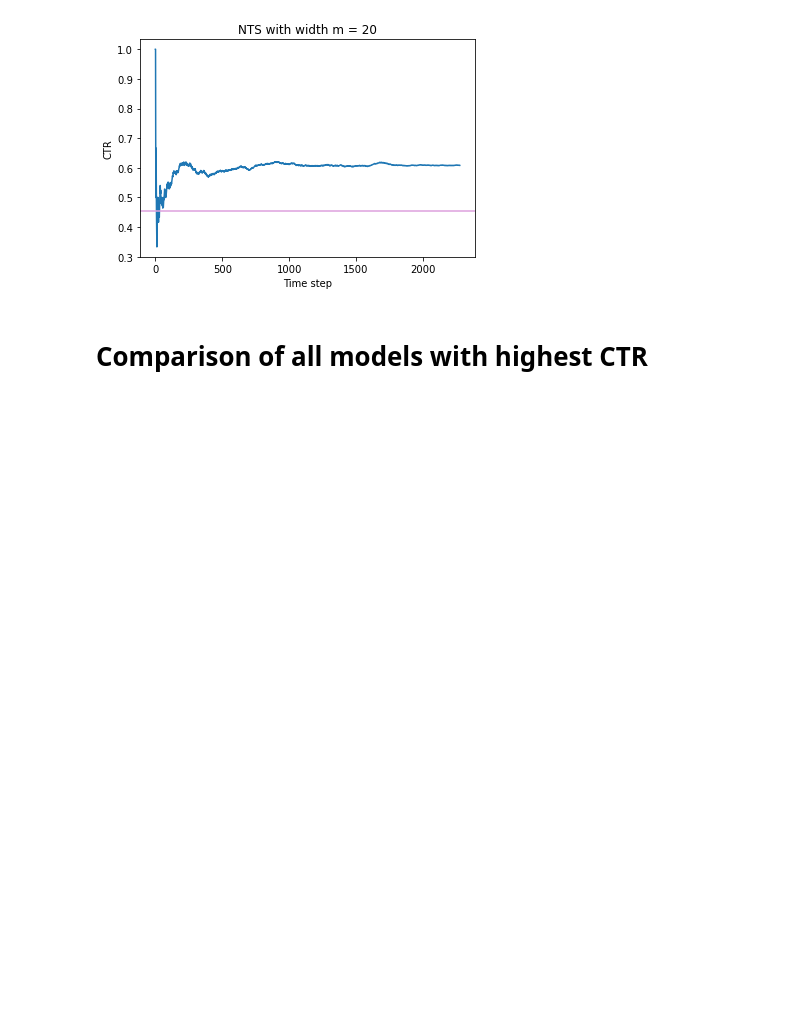
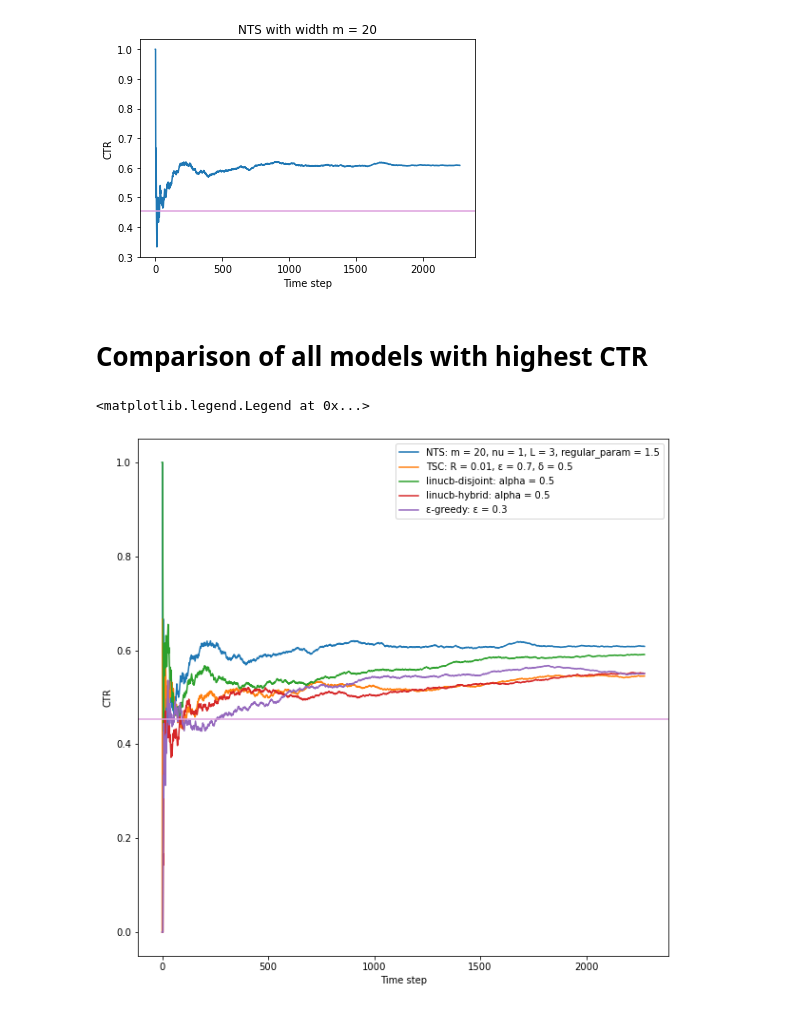
Before and after one commit to RomanGorelsky/Contextual_bandits, a Jupyter notebook: Contextual_bandits_Project.ipynb, the cells around one changed output. Drawn from its saved outputs; the diff is of its cells as text; code cells hidden in the pictures; blank space fills up the shorter version.

```diff
--- a/Contextual_bandits_Project.ipynb
+++ b/Contextual_bandits_Project.ipynb
@@ -1847,20 +1847,19 @@ min_all = min(len(saved_nts_m20["ctr"]),
 # %%
 plt.figure(figsize=(10, 10))
 plt.plot(saved_nts_m20["ctr"][: min_all],
-        label = "NTS: m = 20, nu = 1")
-plt.plot(saved_tsc_r01["ctr"][: min_all],
-         label = "TSC: R = 0.1, ε = 0.2, δ = 0.5")
-plt.plot(saved_tsc_eps07["ctr"][: min_tsc_lin_eps],
+        label = "NTS: m = 20, nu = 1, L = 3, regular_param = 1.5")
+plt.plot(saved_tsc_eps07["ctr"][: min_all],
          label = "TSC: R = 0.01, ε = 0.7, δ = 0.5")
-plt.plot(saved_disjoint_alpha_05["ctr"][: min_tsc_lin_eps],
+plt.plot(saved_disjoint_alpha_05["ctr"][: min_all],
          label = "linucb-disjoint: alpha = 0.5")
-plt.plot(saved_hybrid_alpha_05["ctr"][: min_tsc_lin_eps],
+plt.plot(saved_hybrid_alpha_05["ctr"][: min_all],
          label = "linucb-hybrid: alpha = 0.5")
-plt.plot(saved_epsilon_03["ctr"][: min_tsc_lin_eps],
+plt.plot(saved_epsilon_03["ctr"][: min_all],
          label = "ε-greedy: ε = 0.3")
-plt.plot(saved_epsilon_07["ctr"][: min_tsc_lin_eps],
-         label = "ε-greedy: ε = 0.7")
 plt.axhline(y = reward_mean, color = "plum")
 plt.xlabel("Time step")
 plt.ylabel("CTR")
 plt.legend()
+# %% [output]
+<matplotlib.legend.Legend at 0x...>
+[figure, added]
```
